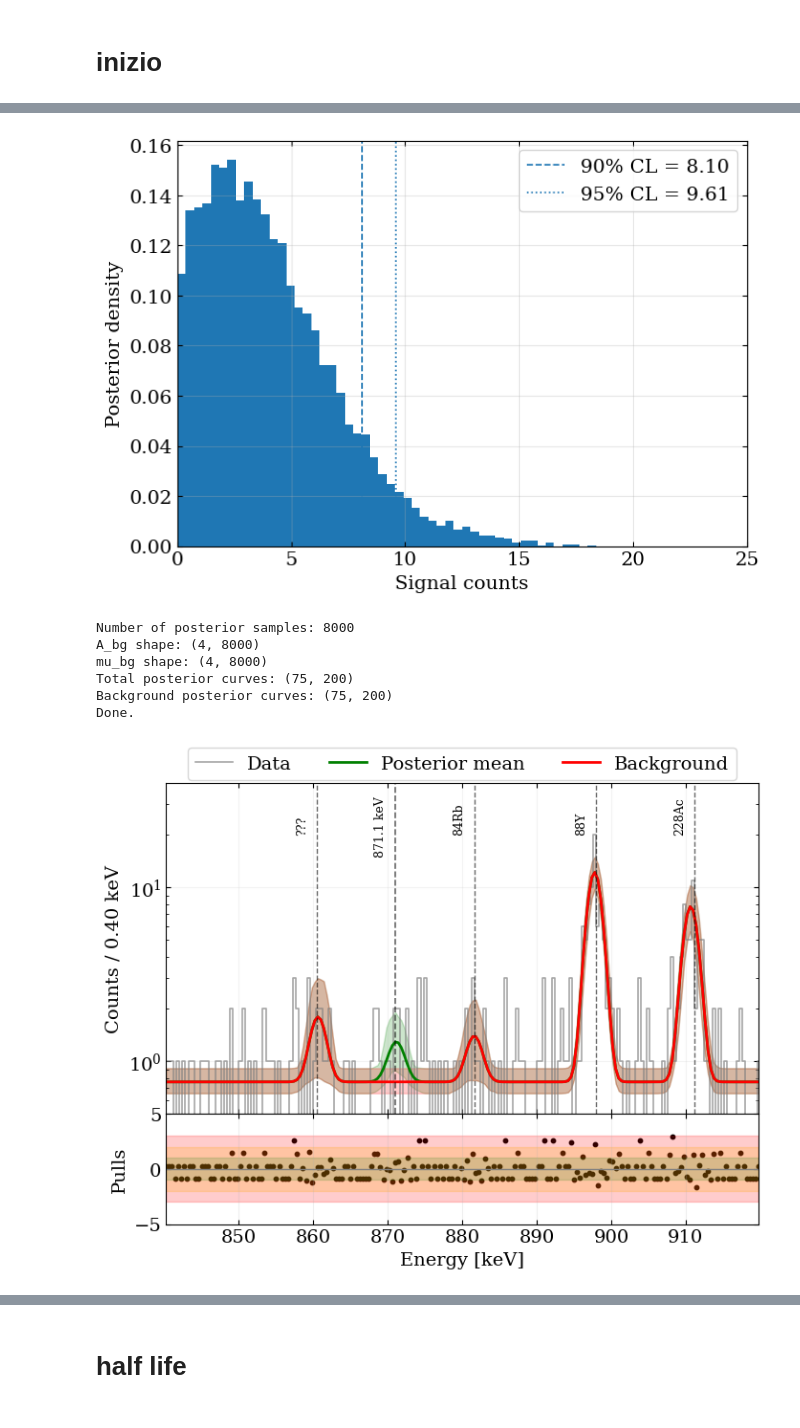
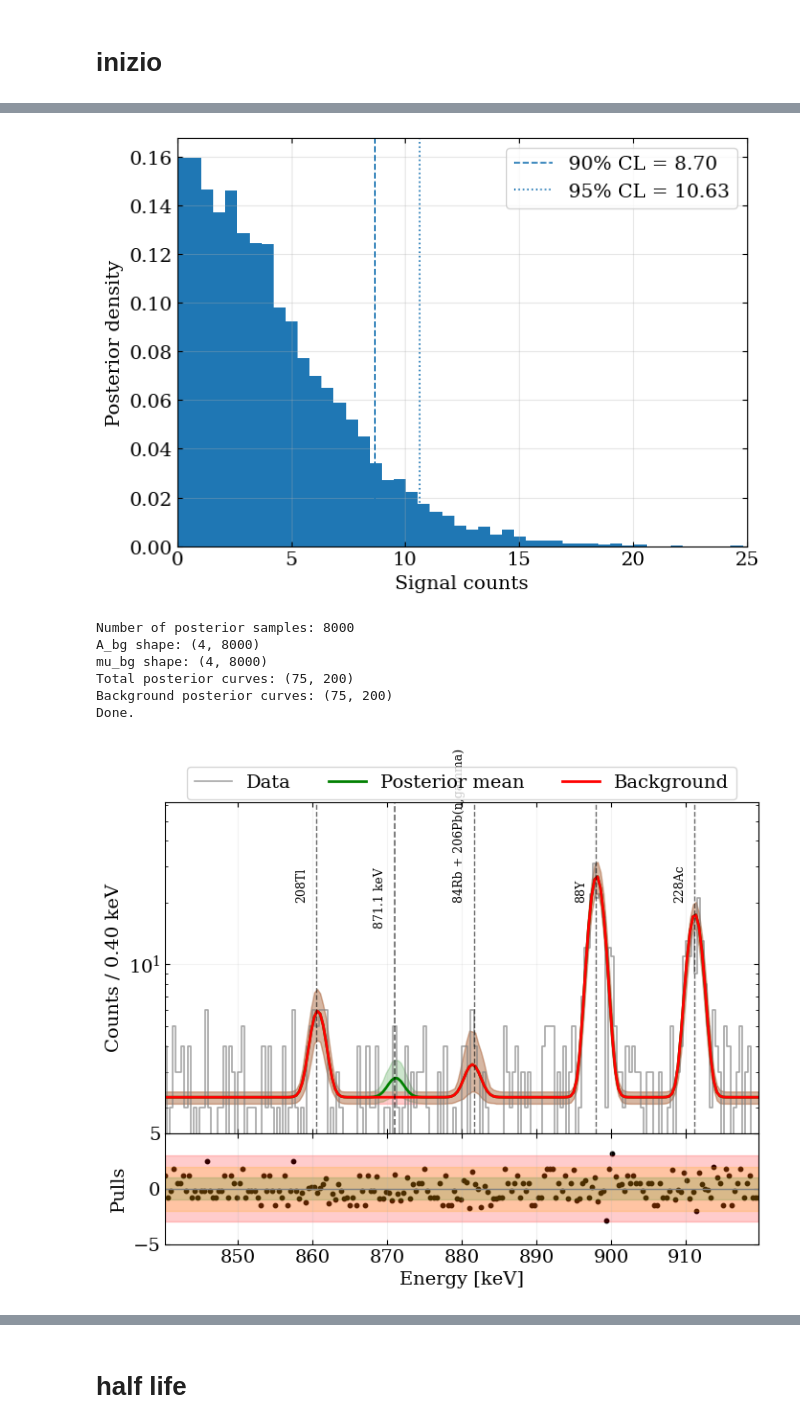
Before and after one commit to RitaF00/ZrO2-double-beta-decay, a Jupyter notebook: 94Zr_finale.ipynb, the cells around one changed output, grey strips where cells are left out. Saved outputs shown, nothing was run; the diff lists cells and outputs as text; code cells hidden in the pictures.

```diff
--- a/94Zr_finale.ipynb
+++ b/94Zr_finale.ipynb
@@ -245,8 +245,8 @@ FILES = {
         "path": "csv-files/90_days.csv",
         "time": 7550023,
         "calibration": {
-            "a": 1.2696e-01,
-            "b": 4.179423e-01,
+            "a": 4.179423e-01,
+            "b": 1.2696e-01,
             "c": 1.514025e-08,
         },
     },
@@ -262,6 +262,15 @@ BACKGROUND_PEAKS = {
     "88Y":  {"E":898, "N":0},
     "228Ac":  {"E":911.204, "N":0}
 }
+
+BACKGROUND_PEAKS = {
+
+   "208Tl" : {"E":860.45, "N":0},
+   "84Rb + 206Pb(n,gamma)":  {"E":881.6, "N":0},
+    "88Y":  {"E":898, "N":0},
+    "228Ac":  {"E":911.204, "N":0}
+}
+
 
 
 SIGNAL = {
@@ -380,10 +396,11 @@ with pm.Model() as model:
 
 
 
-    '''    Q = pm.Exponential(
+    Q = pm.HalfNormal(
         "Q",
-        lam=1/np.mean(counts_roi)
+        sigma=np.mean(counts_roi)
     )
+
 
 
     Q_bins = Q * bin_width
@@ -393,7 +410,7 @@ with pm.Model() as model:
         sigma=np.mean(counts_roi)
     )
 
-    Q_bins = Q * np.ones_like(edges_low)
+    Q_bins = Q * np.ones_like(edges_low) '''
 
 
     # ========================================================
@@ -532,7 +549,7 @@ plt.legend()
 plt.tight_layout()
 plt.show()
 # %% [output]
-[figure, old version]
+[figure, new version]
 # %%
 # posterior extraction
 # ============================================================
@@ -757,13 +774,13 @@ for i in range(n_samples):
     # --------------------------------------------------------
     # FLAT BACKGROUND
     # --------------------------------------------------------
-    '''
+
     flat_i = (
         Q_s[i]
         *
         bin_width
-    )'''
-    flat_i = Q_s[i] * np.ones_like(edges_low)
+    )
+    #flat_i = Q_s[i] * np.ones_like(edges_low)
 
 
 
@@ -1164,7 +1181,7 @@ ax1.set_xlim(
 
 
 ax1.set_ylim(
-    0.5,
+    1.5,
     max(counts_roi)*2
 )
 
@@ -1226,34 +1243,34 @@ ax2.axhline(
     color="gray",
     lw=1
 )
 
 
 
 ax2.set_xlabel(
     "Energy [keV]"
 )
 
 
 ax2.set_ylabel(
     "Pulls"
 )
 
 
 ax2.set_ylim(
     -5,
     5
 )
 
 
 ax2.grid(alpha=0.2)
 
 
 
 plt.subplots_adjust(hspace=0)
 
 plt.show()
 # %% [output]
-[figure, old version]
+[figure, new version]
 # %%
 import arviz as az
 
```
Also changed, not shown: parts of 19 cells of this notebook, 6 other files.
